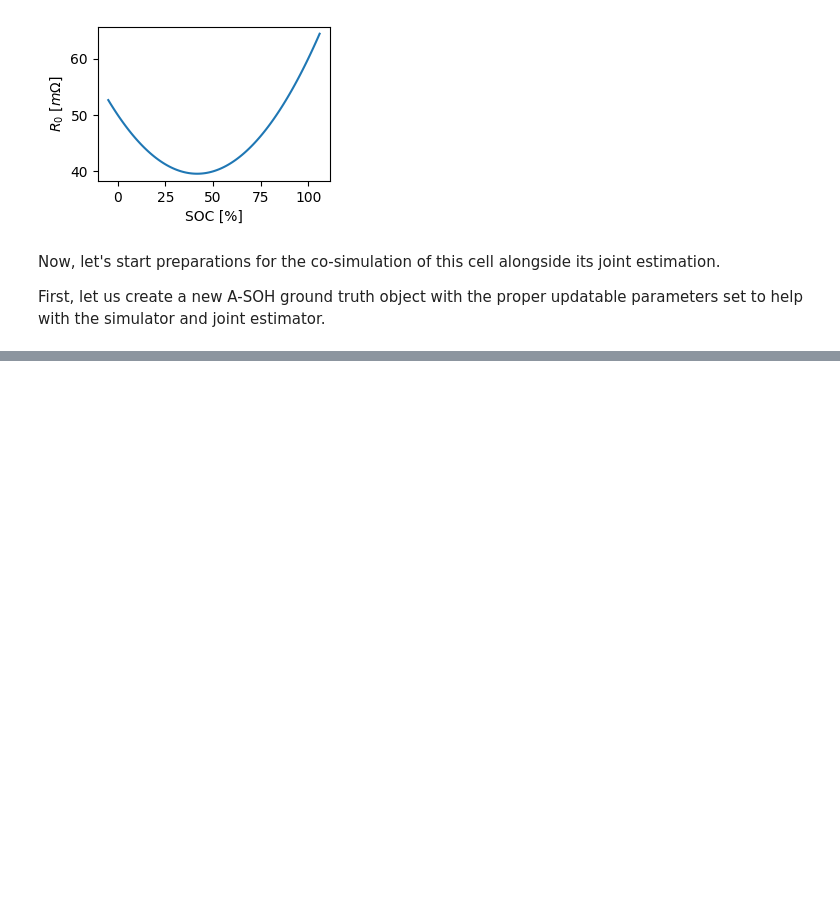
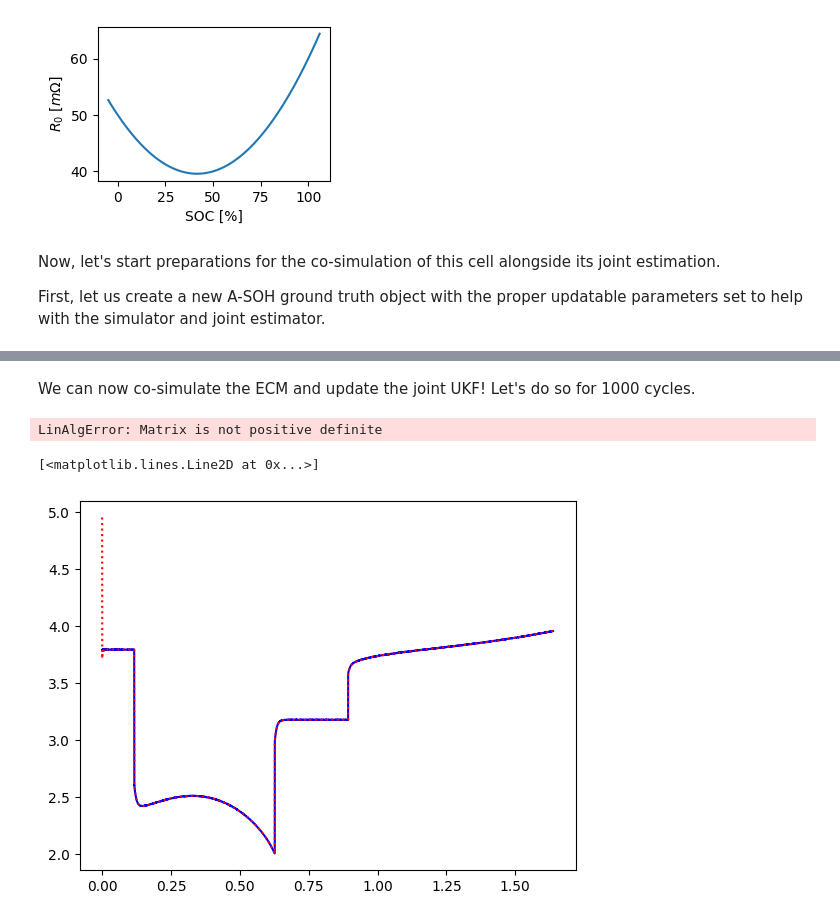
Before and after one commit to ROVI-org/auto-soh, a Jupyter notebook: notebooks/demonstrate_joint_ukf.ipynb, the cells around one changed output, grey strips where cells are left out. Cells and saved outputs as stored; diff of their text form; code cells hidden in the pictures; blank space fills up the shorter version.

```diff
--- a/notebooks/demonstrate_joint_ukf.ipynb
+++ b/notebooks/demonstrate_joint_ukf.ipynb
@@ -176,0 +248,51 @@ RCComponent(updatable={'c', 'r'}, r=Resistance(updatable={'base_values'}, base_v
+# %% [markdown]
+We can now co-simulate the ECM and update the joint UKF! Let's do so for 1000 cycles.
+# %%
+# Total number of cycles to simulate
+num_cycles = 1000
+
+# Let's also create a simple ways to store UKF predictions and estimates, as well as the inputs provided
+noisy_voltage = []
+controls = []
+joint_ukf_predictions = {'joint_states': [], 'voltages': []}
+
+# Specify the start time of the simulation
+start_time = 0.0
+
+for _ in range(num_cycles):
+    # Generate list of inputs and store them in the controls
+    protocol = cycle_protocol(asoh=simulator.asoh, start_time=start_time)
+    controls += protocol
+
+    for new_input in protocol:
+        # Simulate (useful for also getting the real terminal voltage :) )
+        _, cell_response = simulator.step(new_input=new_input)
+        # Add noise to give to the UKF and store it
+        vt = cell_response.terminal_voltage + rng.normal(loc=0.0, scale=voltage_err / 2)
+        noisy_voltage += [vt]
+        # Step the joint estimator
+        measurement = ECMMeasurement(terminal_voltage=vt)
+        pred_measure, est_hidden = joint_ukf.step(u=new_input, y=measurement)
+        # Save to the dictionary
+        joint_ukf_predictions['joint_states'] += [est_hidden.model_copy(deep=True)]
+        joint_ukf_predictions['voltages'] += [pred_measure.model_copy(deep=True)]
+
+    # TODO: degrade asoh
+
+    # Update the start time of the next cycle
+    start_time = protocol[-1].time + 1.0e-03
+# %% [output]
+LinAlgError: Matrix is not positive definite
+# %%
+num_points = len(joint_ukf_predictions['voltages'])
+timestamps = np.array([control.time for control in controls])
+plt.plot(timestamps[:len(noisy_voltage)]/ 3600,
+         noisy_voltage,
+         color='blue')
+plt.plot(timestamps[:num_points-1]/ 3600,
+         [pred.mean for pred in joint_ukf_predictions['voltages'][:-1]],
+         linestyle=':',
+         color='red')
+# %% [output]
+[<matplotlib.lines.Line2D at 0x...>]
+[figure, added]
```
Also changed, not shown: parts of 13 cells of this notebook.
